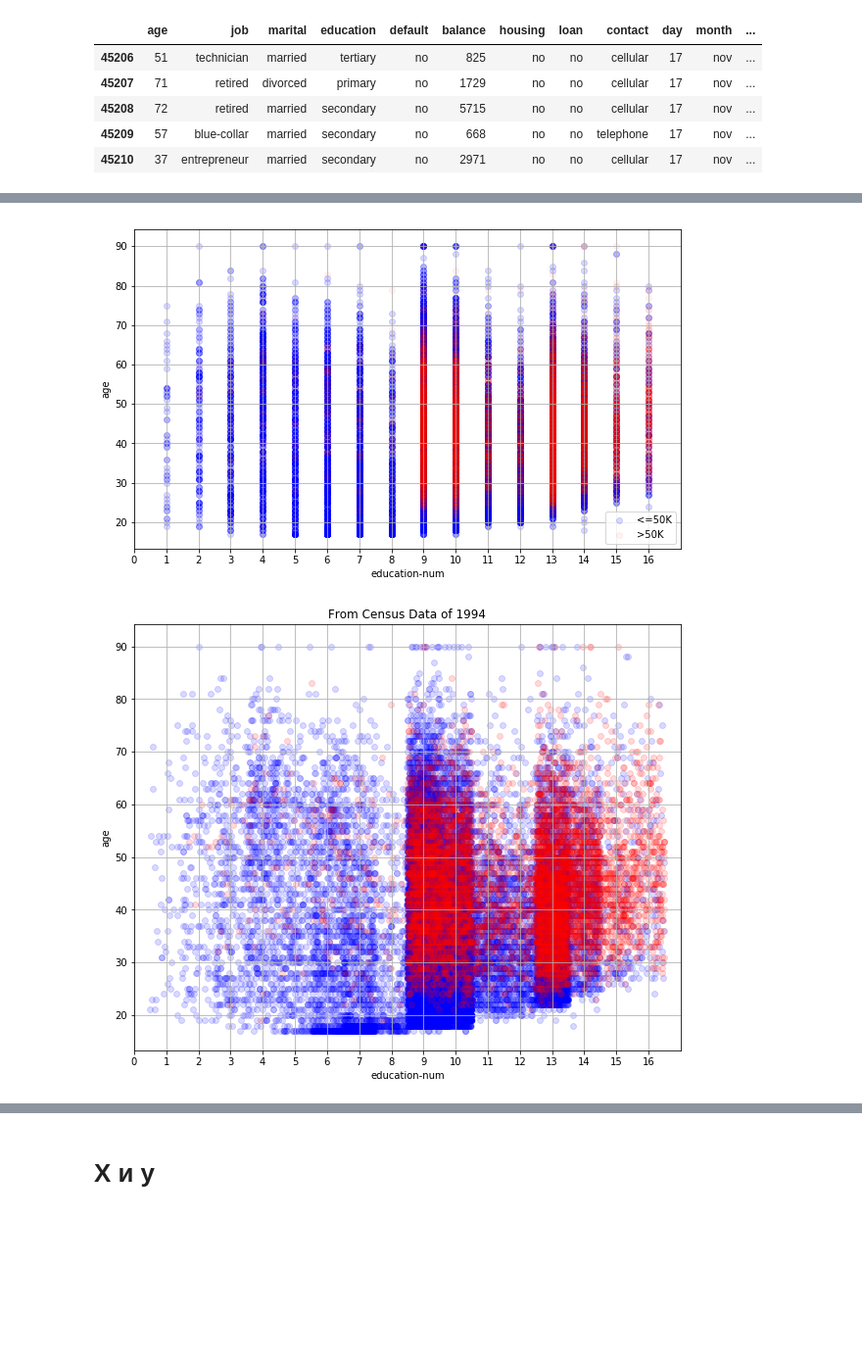
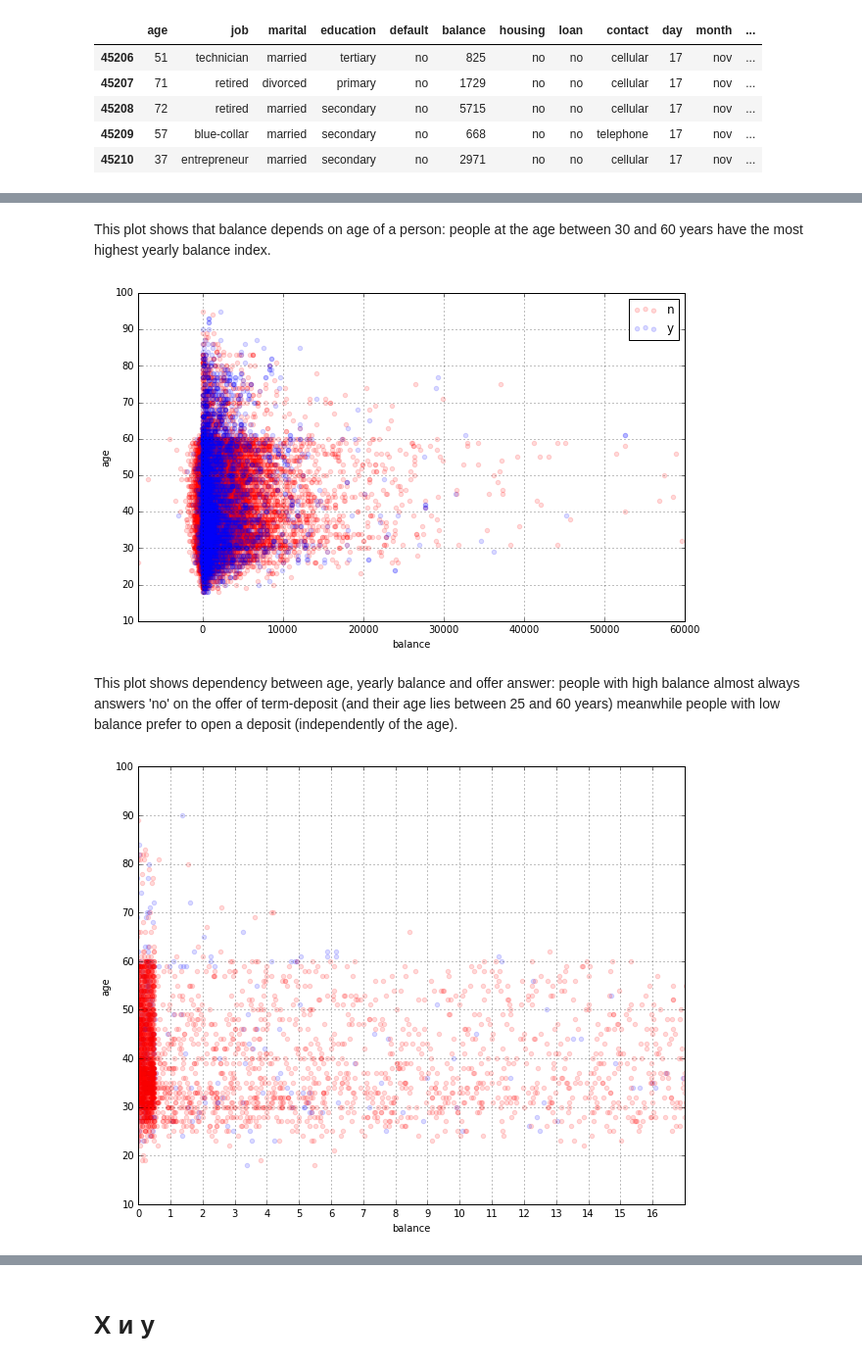
Before and after one commit to joistick11/data-mining-course, a Jupyter notebook: 19-02. Adult.ipynb, the cells around one changed output, grey strips where cells are left out. Shown at 98% size. Cells and saved outputs as stored; diff of their text form; code cells hidden in the pictures; blank space fills up the shorter version.

Commit message:
Added data analisys and preparing for algorithms

```diff
--- a/19-02. Adult.ipynb
+++ b/19-02. Adult.ipynb
@@ -190,49 +132,52 @@ Name: class, dtype: bool
+# %% [markdown]
+This plot shows that balance depends on age of a person: people at the age between 30 and 60 years have the most highest yearly balance index.
 # %%
 plt.figure(figsize = (10, 6))
 
-plt.scatter(data[data['class'] == '<=50K']['education-num'],
-            data[data['class'] == '<=50K']['age'],
+
+plt.scatter(data[data['y'] == 'no']['balance'],
+            data[data['y'] == 'no']['age'],
             alpha = 0.15,
-            label = '<=50K',
+            label = 'n',
+            color = 'r')
+plt.scatter(data[data['y'] == 'yes']['balance'],
+            data[data['y'] == 'yes']['age'],
+            alpha = 0.15,
+            label = 'y',
             color = 'b')
 
-plt.scatter(data[data['class'] == '>50K']['education-num'],
-            data[data['class'] == '>50K']['age'],
-            alpha = 0.05,
-            label = '>50K',
-            color = 'r')
-
-plt.xlabel('education-num')
-plt.xticks(range(18))
-plt.xlim(0, 17)
+plt.xlabel('balance')
+# plt.xticks(range(18))
+plt.xlim(-8000, 60000)
 plt.ylabel('age')
 plt.legend()
 plt.grid()
 # %% [output]
-[figure, old version]
+[figure, new version]
+# %% [markdown]
+This plot shows dependency between age, yearly balance and offer answer: people with high balance almost always answers 'no' on the offer of term-deposit (and their age lies between 25 and 60 years) meanwhile people with low  balance prefer to open a deposit (independently of the age).
 # %%
 np.random.seed(0)
-education_num_rnd = data['education-num'] + np.random.rand(data.shape[0]) - .5
+education_num_rnd = data['balance'] + np.random.rand(data.shape[0]) - .5
 
 plt.figure(figsize = (10, 8))
 
-plt.scatter(education_num_rnd[data['class'] == '<=50K'],
-            data[data['class'] == '<=50K']['age'],
+plt.scatter(education_num_rnd[data['y'] == 'yes'],
+            data[data['y'] == 'yes']['age'],
             alpha = 0.15,
-            label = '<=50K',
+            label = 'y',
             color = 'b')
 
-plt.scatter(education_num_rnd[data['class'] == '>50K'],
-            data[data['class'] == '>50K']['age'],
+plt.scatter(education_num_rnd[data['y'] == 'no'],
+            data[data['y'] == 'no']['age'],
             alpha = 0.15,
-            label = '>50K',
+            label = 'no',
             color = 'r')
 
-plt.xlabel('education-num')
+plt.xlabel('balance')
 plt.xticks(range(17))
 plt.xlim(0, 17)
 plt.ylabel('age')
-plt.title('From Census Data of 1994')
 plt.grid()
 # %% [output]
-[figure, old version]
+[figure, new version]
```
Also changed, not shown: parts of 104 cells of this notebook.
